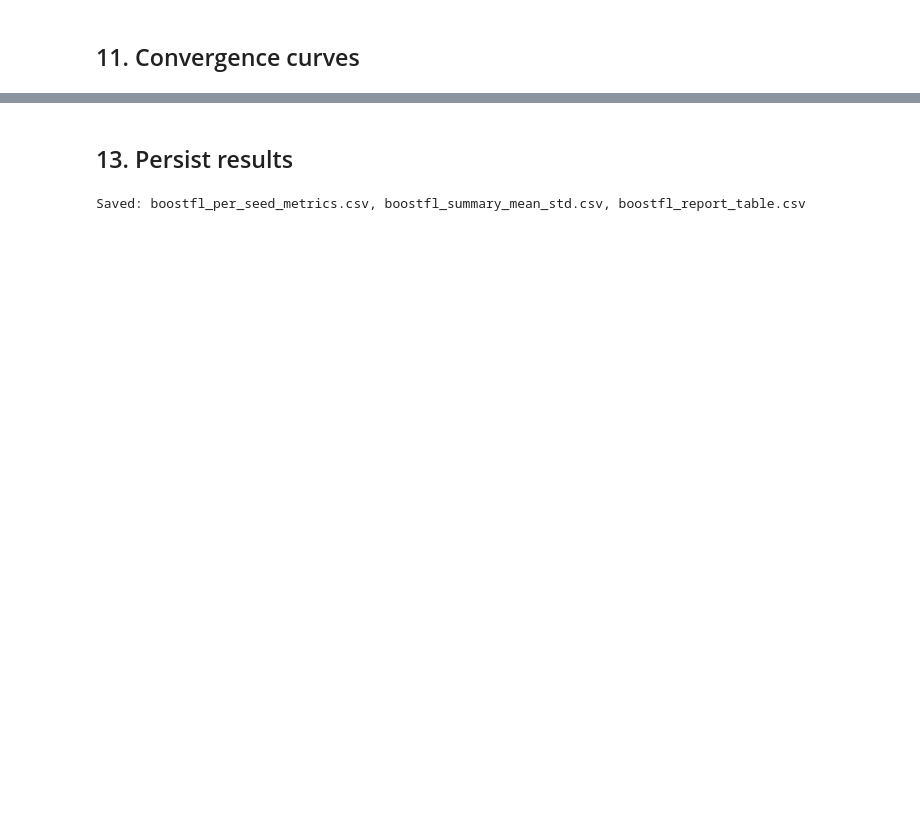
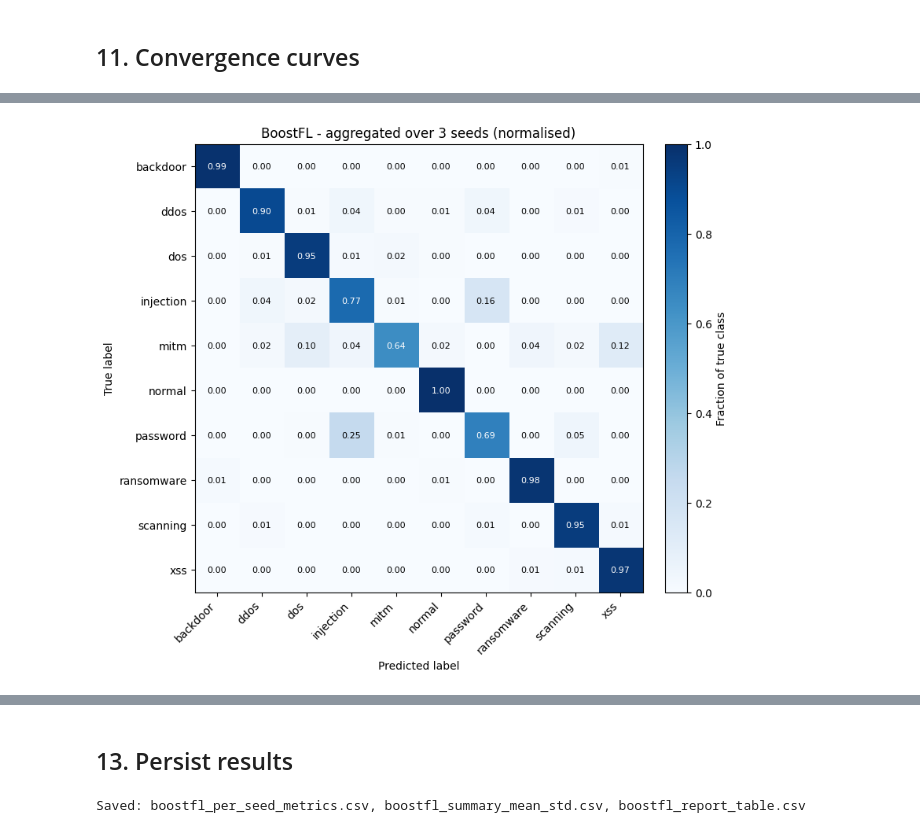
Before and after one commit to RSEC-Laboratory/BoostFL-IoT, a Jupyter notebook: notebooks/noniid/BoostFL_ToN-IoT.ipynb, the cells around one changed output, grey strips where cells are left out. Cells and saved outputs as stored; diff of their text form; code cells hidden in the pictures; blank space fills up the shorter version.

```diff
--- a/notebooks/noniid/BoostFL_ToN-IoT.ipynb
+++ b/notebooks/noniid/BoostFL_ToN-IoT.ipynb
@@ -936,0 +939,92 @@ plt.show()
+# %%
+from matplotlib.backends.backend_pdf import PdfPages
+
+CM_PREFIX = "boostfl_toniot"
+plt.rcParams["pdf.fonttype"] = 42   # embed TrueType fonts (IEEE PDF eXpress friendly)
+plt.rcParams["ps.fonttype"]  = 42
+
+cm_labels  = np.arange(len(class_names_ref))
+cm_display = [str(c) for c in class_names_ref]
+
+
+def plot_confusion_matrix(cm, title, normalize=True, ax=None):
+    """Draw a multiclass confusion matrix; row-normalised (per-class recall) if normalize."""
+    cm = np.asarray(cm, dtype=float)
+    if normalize:
+        row_sums = cm.sum(axis=1, keepdims=True)
+        data = np.divide(cm, row_sums, out=np.zeros_like(cm), where=row_sums > 0)
+        fmt, vmax, cbar_label = "{:.2f}", 1.0, "Fraction of true class"
+    else:
+        data = cm
+        fmt, vmax, cbar_label = "{:,.0f}", None, "Number of samples"
+
+    n = len(cm_display)
+    if ax is None:
+        size = max(6, 0.65 * n + 2)
+        fig, ax = plt.subplots(figsize=(size, size * 0.85))
+    else:
+        fig = ax.figure
+
+    im = ax.imshow(data, interpolation="nearest", cmap="Blues", vmin=0, vmax=vmax)
+    cbar = fig.colorbar(im, ax=ax, fraction=0.046, pad=0.04)
+    cbar.set_label(cbar_label)
+
+    ax.set_xticks(cm_labels); ax.set_yticks(cm_labels)
+    ax.set_xticklabels(cm_display, rotation=45, ha="right")
+    ax.set_yticklabels(cm_display)
+    ax.set_xlabel("Predicted label"); ax.set_ylabel("True label")
+    ax.set_title(title)
+
+    thresh = (np.nanmax(data) if data.size else 0) / 2.0
+    for i in range(n):
+        for j in range(n):
+            ax.text(j, i, fmt.format(data[i, j]), ha="center", va="center",
+                    fontsize=8 if n > 8 else 9,
+                    color="white" if data[i, j] > thresh else "black")
+    fig.tight_layout()
+    return fig
+
+
+saved_cm = []
+
+# ---- per-seed confusion matrices: one multipage PDF (page 1 normalised, page 2 counts) ----
+cms_per_seed = {}
+for seed in RUN_SEEDS:
+    f = all_finals[seed]
+    cm = confusion_matrix(f["y_true"], f["y_pred"], labels=cm_labels)
+    cms_per_seed[seed] = cm
+    out = f"{CM_PREFIX}_confusion_matrix_seed{seed}.pdf"
+    with PdfPages(out) as pdf:
+        for norm in (True, False):
+            fig = plot_confusion_matrix(
+                cm, f"BoostFL - seed {seed} ({'normalised' if norm else 'counts'})", normalize=norm)
+            pdf.savefig(fig, bbox_inches="tight")
+            plt.close(fig)
+    saved_cm.append(out)
+
+# ---- aggregated over seeds (summed counts) - separate single-page PDFs for papers ----
+cm_total = np.sum([cms_per_seed[s] for s in RUN_SEEDS], axis=0)
+
+for norm, tag in ((True, "normalized"), (False, "counts")):
+    fig = plot_confusion_matrix(
+        cm_total,
+        f"BoostFL - aggregated over {len(RUN_SEEDS)} seeds ({'normalised' if norm else 'counts'})",
+        normalize=norm)
+    out = f"{CM_PREFIX}_confusion_matrix_aggregated_{tag}.pdf"
+    fig.savefig(out, format="pdf", bbox_inches="tight")
+    saved_cm.append(out)
+    if norm:
+        plt.show()      # display the normalised aggregate inline
+    else:
+        plt.close(fig)
+
+# raw counts as CSV too, so the figures can be regenerated without rerunning FL
+pd.DataFrame(cm_total, index=cm_display, columns=cm_display).to_csv(
+    f"{CM_PREFIX}_confusion_matrix_aggregated_counts.csv")
+saved_cm.append(f"{CM_PREFIX}_confusion_matrix_aggregated_counts.csv")
+
+print("Saved:")
+for p in saved_cm:
+    print("  ", p)
+# %% [output]
+[figure, added]
```
Also changed, not shown: parts of 7 cells of this notebook, 25 other files.
